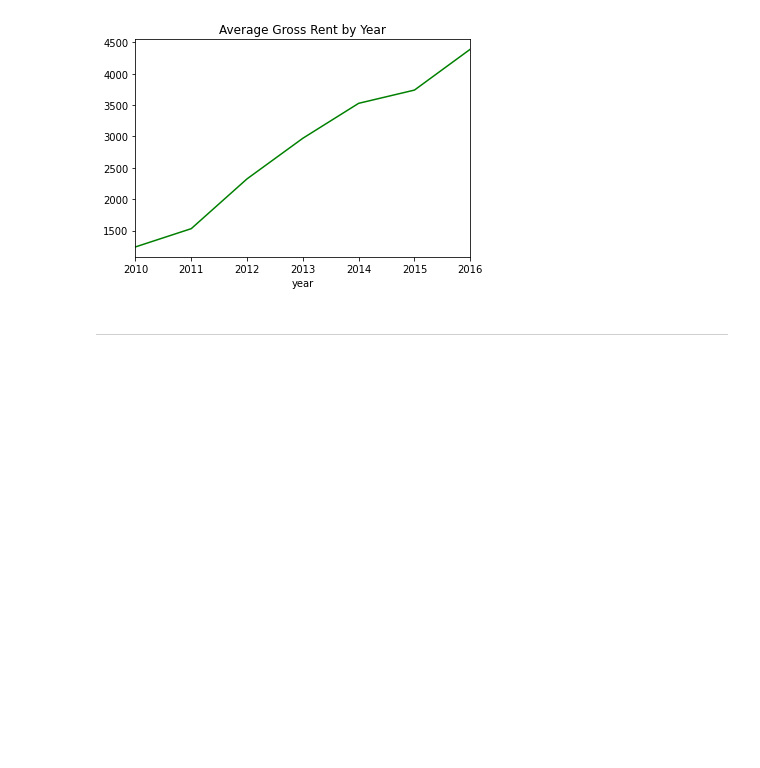
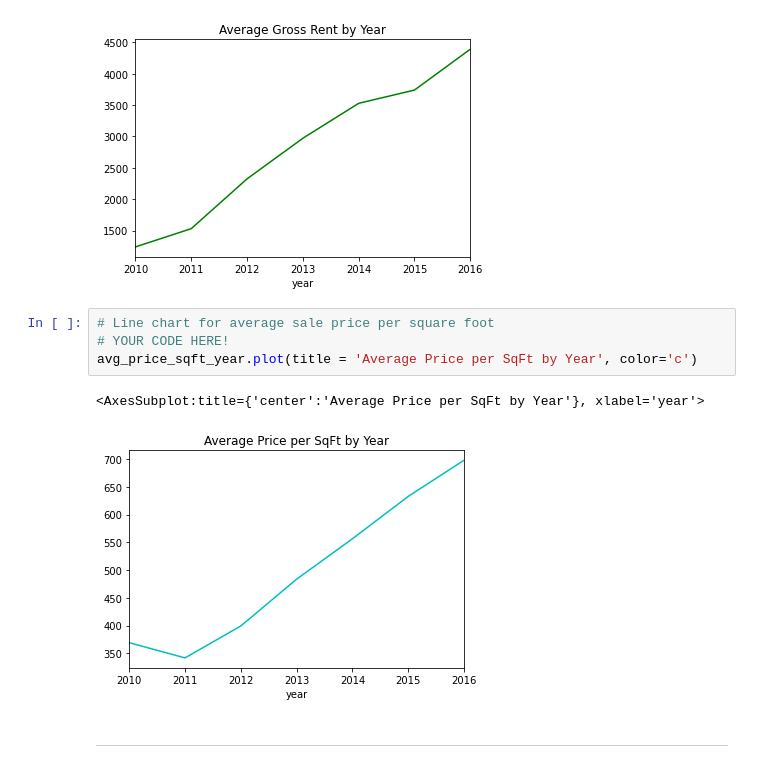
Before and after one commit to OrlandoFuller/Pythonic-Monopoly, a Jupyter notebook: rental_analysis.ipynb, the cells around one changed output. Cells and saved outputs as stored; diff of their text form; blank space fills up the shorter version.

Commit message:
Line chart for average sale price per square foot

```diff
--- a/rental_analysis.ipynb
+++ b/rental_analysis.ipynb
@@ -114,6 +114,13 @@ avg_rent_year.plot(title = 'Average Gross Rent by Year', color='g')
 # %% [output]
 <AxesSubplot:title={'center':'Average Gross Rent by Year'}, xlabel='year'>
 [figure]
+# %%
+# Line chart for average sale price per square foot
+# YOUR CODE HERE!
+avg_price_sqft_year.plot(title = 'Average Price per SqFt by Year', color='c')
+# %% [output]
+<AxesSubplot:title={'center':'Average Price per SqFt by Year'}, xlabel='year'>
+[figure, added]
 # %% [markdown]
 - - -
 # %% [markdown]
```
